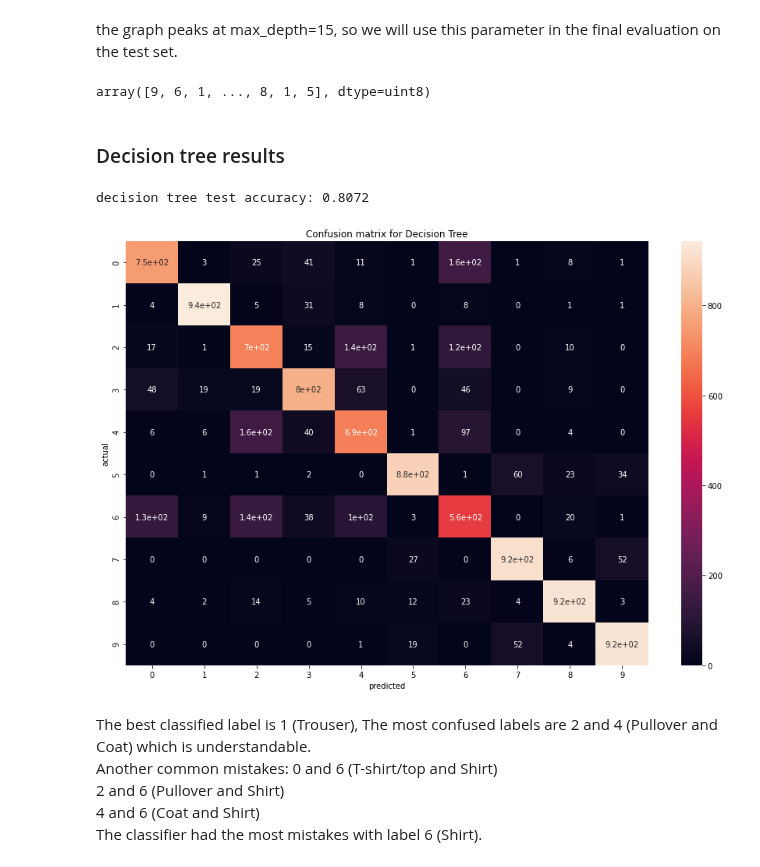
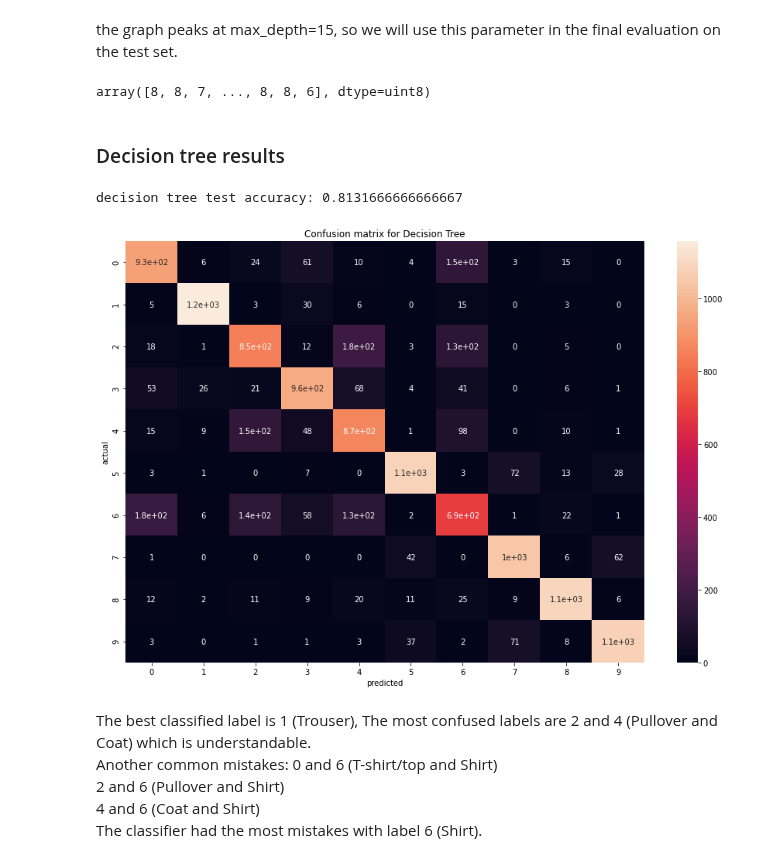
Before and after one commit to oridarshan/data-visualization-project, a Jupyter notebook: FMNIST-Notebook.ipynb, the cells around one changed output. Saved outputs shown, nothing was run; the diff lists cells and outputs as text; code cells hidden in the pictures.

```diff
--- a/FMNIST-Notebook.ipynb
+++ b/FMNIST-Notebook.ipynb
@@ -67,11 +67,11 @@ min pixel value: 0
 mean pixel value: 72.94035223214286
 # %%
 #scaling
-X_train_sc=X_train/255
+f_X_train_sc=f_X_train/255
 print('after scaling:')
-print ('max pixel value: ' + str(X_train_sc.max()))
-print ('min pixel value: '+ str(X_train_sc.min()))
-print ('mean pixel value: '+ str(X_train_sc.mean()))
+print ('max pixel value: ' + str(f_X_train_sc.max()))
+print ('min pixel value: '+ str(f_X_train_sc.min()))
+print ('mean pixel value: '+ str(f_X_train_sc.mean()))
 # %% [output]
 after scaling:
 max pixel value: 1.0
@@ -90,8 +90,8 @@ The dataset is balanced, so good scores will translate well to the test set and
 # %% [markdown]
 Reshaping the dataset to fit the classifiers:
 # %%
-X_train_sc=X_train_sc.reshape((60000,784))
-X_train_sc.shape
+f_X_train_sc=f_X_train_sc.reshape((60000,784))
+f_X_train_sc.shape
 # %% [output]
 (60000, 784)
 # %% [markdown]
@@ -106,0 +110,3 @@ test set max:1.0
+# %%
+from sklearn.model_selection import train_test_split
+X_train_sc, X_eval, y_train, y_eval = train_test_split(X_train_sc, y_train, test_size=0.2, random_state=42)
@@ -149,29 +163,29 @@ d_compare.plot(y='mean_test_score',x='param_max_depth',legend=False,ylabel='mean
 the graph peaks at max_depth=15, so we will use this parameter in the final evaluation on the test set.
 # %%
 dtc=grid.best_estimator_
-dtc_pred=dtc.predict(X_test_sc)
+dtc_pred=dtc.predict(X_eval)
 dtc_pred
 # %% [output]
-array([9, 6, 1, ..., 8, 1, 5], dtype=uint8)
+array([8, 8, 7, ..., 8, 8, 6], dtype=uint8)
 # %% [markdown]
 ### Decision tree results
 # %%
 #test score
-print('decision tree test accuracy: '+str(accuracy_score(y_test,dtc_pred)))
+print('decision tree test accuracy: '+str(accuracy_score(y_eval,dtc_pred)))
 # %% [output]
-decision tree test accuracy: 0.8072
+decision tree test accuracy: 0.8131666666666667
 # %%
 #confusion matrix
 from sklearn.metrics import confusion_matrix
 import seaborn as sns
 plt.figure(figsize=(15,10))
-sns.heatmap(confusion_matrix(y_test,dtc_pred),annot=True)
+sns.heatmap(confusion_matrix(y_eval,dtc_pred),annot=True)
 plt.xlabel('predicted')
 plt.ylabel('actual')
 plt.title('Confusion matrix for Decision Tree')
 plt.show()
 # %% [output]
-[figure, old version]
+[figure, new version]
 # %% [markdown]
 The best classified label is 1 (Trouser), The most confused labels are 2 and 4 (Pullover and Coat) which is understandable.
 Another common mistakes: 0 and 6 (T-shirt/top and Shirt)
```
Also changed, not shown: parts of 48 cells of this notebook.
